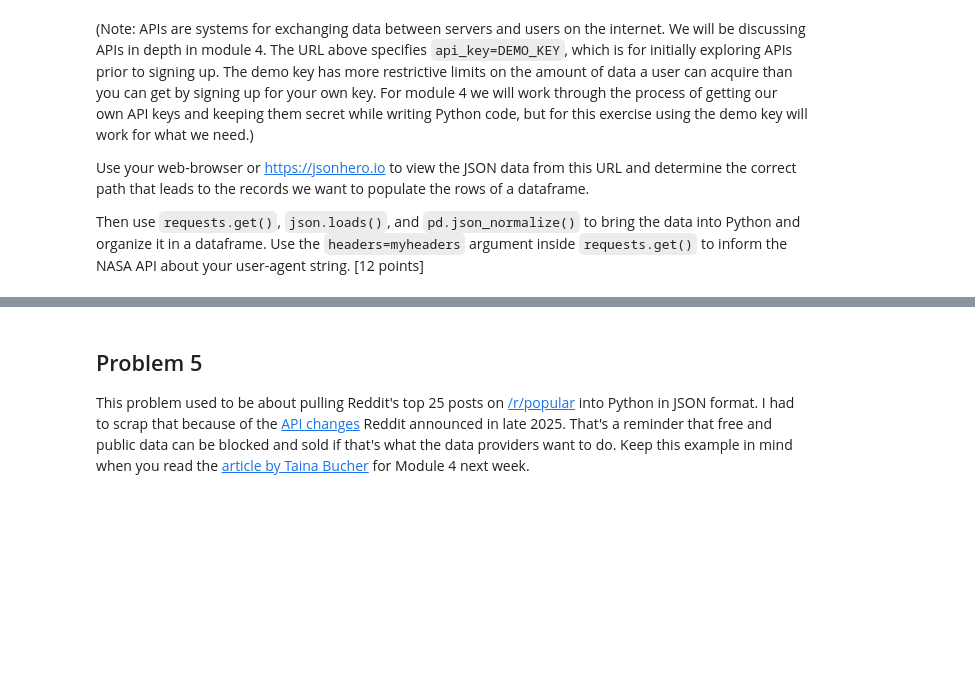
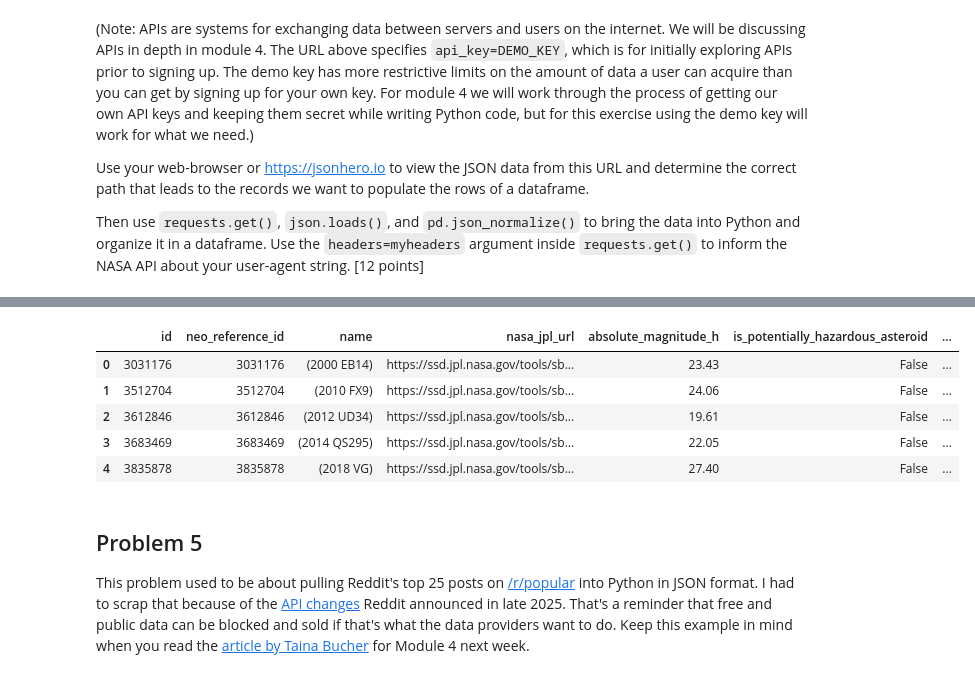
Before and after one commit to jonathan-orellana/ds6001-f26-qrk9cs, a Jupyter notebook: lab_assignments/lab_assignment3/labassignment3.ipynb, the cells around one changed output, grey strips where cells are left out. Saved outputs shown, nothing was run; the diff lists cells and outputs as text; code cells hidden in the pictures; blank space fills up the shorter version.

```diff
--- a/lab_assignments/lab_assignment3/labassignment3.ipynb
+++ b/lab_assignments/lab_assignment3/labassignment3.ipynb
@@ -131,3 +278,13 @@ Then use `requests.get()`, `json.loads()`, and `pd.json_normalize()` to bring th
+# %%
+asteroid_nasa_df = pd.json_normalize(asteroid_nasa_json, record_path=["near_earth_objects", "2026-09-14"])
+asteroid_nasa_df
+# %% [output]
+|  | id | neo_reference_id | name | nasa_jpl_url | absolute_magnitude_h | is_potentially_hazardous_asteroid | ... |
+| 0 | 3031176 | 3031176 | (2000 EB14) | https://ssd.jpl.nasa.gov/tools/sb... | 23.43 | False | ... |
+| 1 | 3512704 | 3512704 | (2010 FX9) | https://ssd.jpl.nasa.gov/tools/sb... | 24.06 | False | ... |
+| 2 | 3612846 | 3612846 | (2012 UD34) | https://ssd.jpl.nasa.gov/tools/sb... | 19.61 | False | ... |
+| 3 | 3683469 | 3683469 | (2014 QS295) | https://ssd.jpl.nasa.gov/tools/sb... | 22.05 | False | ... |
+| 4 | 3835878 | 3835878 | (2018 VG) | https://ssd.jpl.nasa.gov/tools/sb... | 27.40 | False | ... |
 # %% [markdown]
 ## Problem 5
 
```
Also changed, not shown: parts of 13 cells of this notebook.
